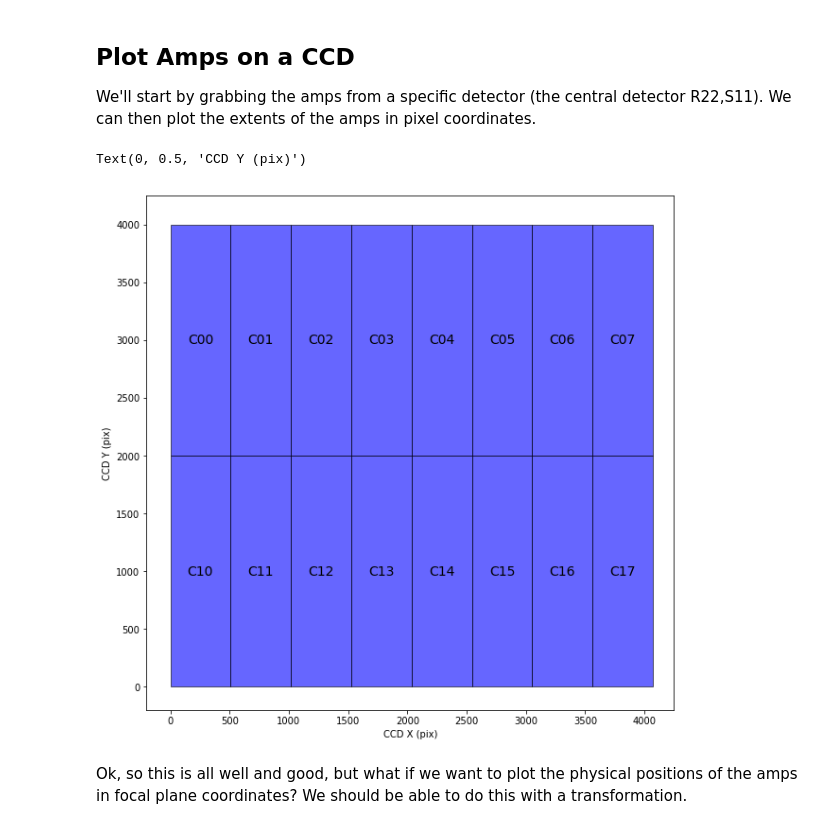
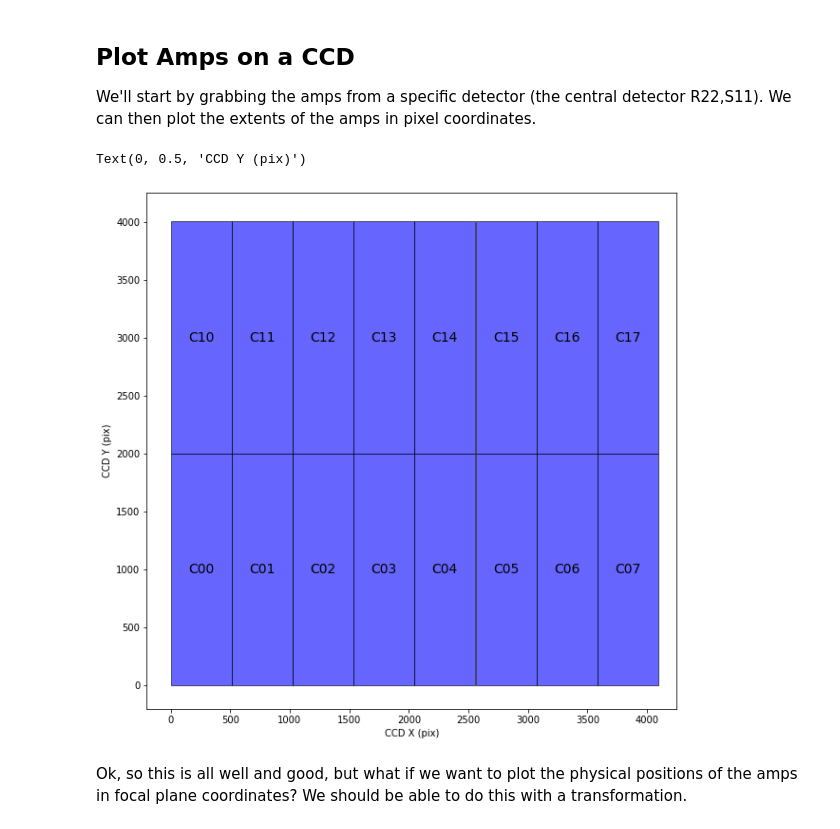
Before and after one commit to LSSTScienceCollaborations/StackClub, a Jupyter notebook: Visualization/LsstCameraGeometry.ipynb, the cells around one changed output. Cells and saved outputs as stored; diff of their text form; code cells hidden in the pictures.

```diff
--- a/Visualization/LsstCameraGeometry.ipynb
+++ b/Visualization/LsstCameraGeometry.ipynb
@@ -100,35 +100,35 @@ We'll start by grabbing the amps from a specific detector (the central detector
 # %%
 # Create the camera transformation
 transform = LsstCameraTransforms(camera)
 # Get the central detector
 det = transform.getDetector('R22_S11')
 
 # Get the amps for this detector
-amps = det.getAmpInfoCatalog()
+amps = det.getAmplifiers()
 
 fig,ax = plt.subplots(1,figsize=(10,10))
 patches,colors = [],[]
 for amp in amps:
     corners = [(c.getX(), c.getY()) for c in amp.getBBox().getCorners()]
     patches.append(Polygon(corners, True))
     colors.append('b')
     center = amp.getBBox().getCenter()
     text = amp.getName()
     ax.text(center.getX(), center.getY(), text, color='k',
             ha='center', va='center', size=14)
 
 # Add the patch collection
 patchCollection = PatchCollection(patches, alpha=0.6, facecolor=colors,edgecolor='k')
 ax.add_collection(patchCollection)
 
 # Set some labels and extent
 ax.set_xlim(-200,4250)
 ax.set_ylim(-200,4250)
 ax.set_xlabel('CCD X (pix)')
 ax.set_ylabel('CCD Y (pix)')
 # %% [output]
 Text(0, 0.5, 'CCD Y (pix)')
-[figure, old version]
+[figure, new version]
 # %% [markdown]
 Ok, so this is all well and good, but what if we want to plot the physical positions of the amps in focal plane coordinates? We should be able to do this with a transformation.
 # %%
```
Also changed, not shown: parts of 8 cells of this notebook.
